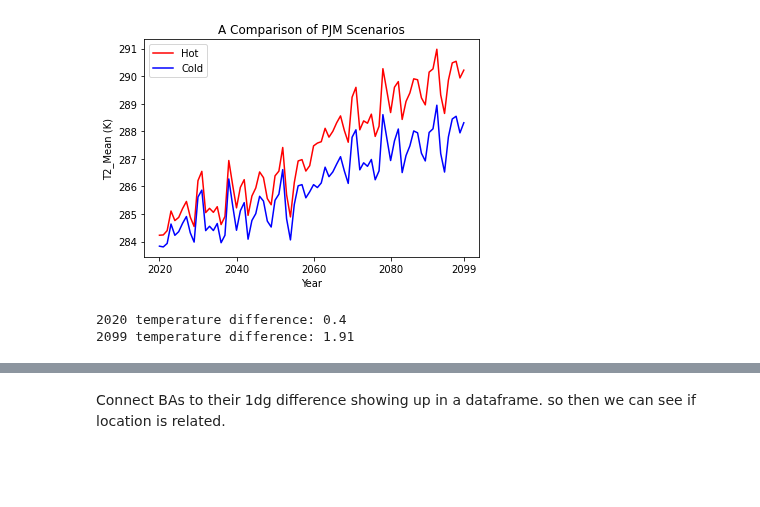
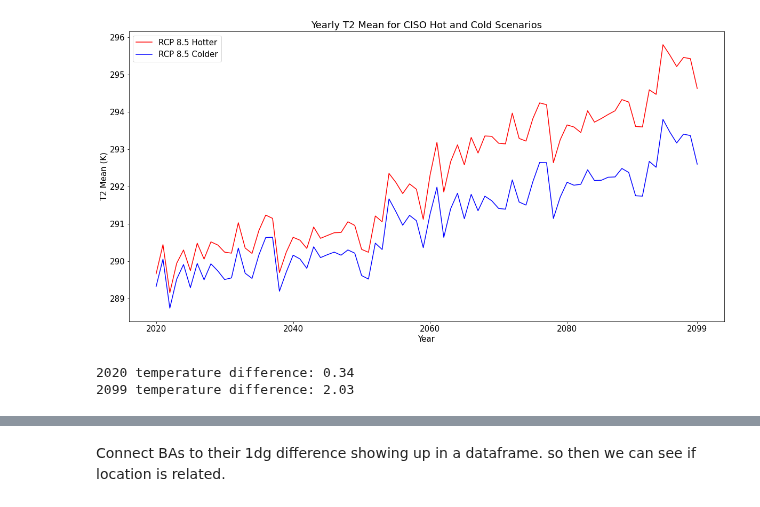
Before and after one commit to IMMM-SFA/misha_code, a Jupyter notebook: historical_means.ipynb, the cells around one changed output, grey strips where cells are left out. Cells and saved outputs as stored; diff of their text form; code cells hidden in the pictures; blank space fills up the shorter version.

```diff
--- a/historical_means.ipynb
+++ b/historical_means.ipynb
@@ -68,13 +84,15 @@ def t2_visual(input_BA): # insert a BA as a string e.g. 'AEC'
     hot_BA = hot_df.loc[(hot_df['BA'] == input_BA)]
 
     # create and show the visualization
-    plt.plot(hot_BA['Year'], hot_BA['T2_Mean'], color = "red", label = "Hot")
-    plt.plot(cold_BA['Year'], cold_BA['T2_Mean'], color = "blue", label = "Cold")
+    plt.figure(figsize=(20, 10))
+    plt.rcParams['font.size'] = 15
+    plt.plot(hot_BA['Year'], hot_BA['T2_Mean'], color = "red", label = "RCP 8.5 Hotter")
+    plt.plot(cold_BA['Year'], cold_BA['T2_Mean'], color = "blue", label = "RCP 8.5 Colder")
 
     plt.legend(loc="upper left")
     plt.xlabel('Year')
-    plt.title('A Comparison of ' + input_BA + ' Scenarios')
-    plt.ylabel('T2_Mean (K)')
+    plt.title('Yearly T2 Mean for ' + input_BA + ' Hot and Cold Scenarios')
+    plt.ylabel('T2 Mean (K)')
 
     plt.xticks([0, 20, 40, 60, 79])
 
@@ -96,8 +114,8 @@ def t2_visual(input_BA): # insert a BA as a string e.g. 'AEC'
 
     return
 # %%
-t2_visual('PJM')
+t2_visual('CISO')
 # %% [output]
-[figure, old version]
+[figure, new version]
-2020 temperature difference: 0.4
-2099 temperature difference: 1.91
+2020 temperature difference: 0.34
+2099 temperature difference: 2.03
```
Also changed, not shown: parts of 13 cells of this notebook.
